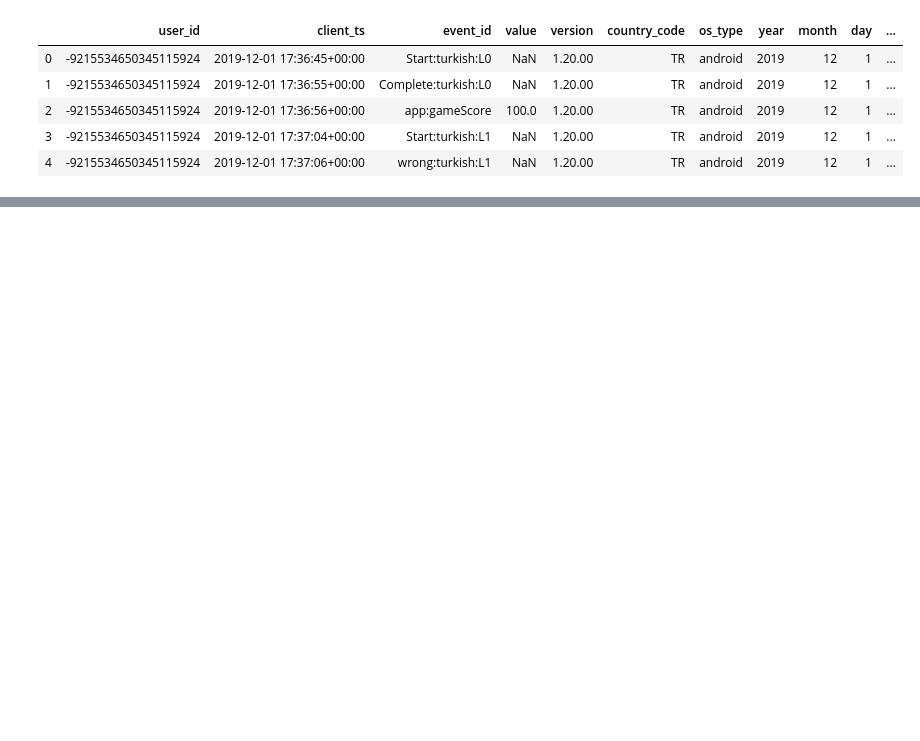
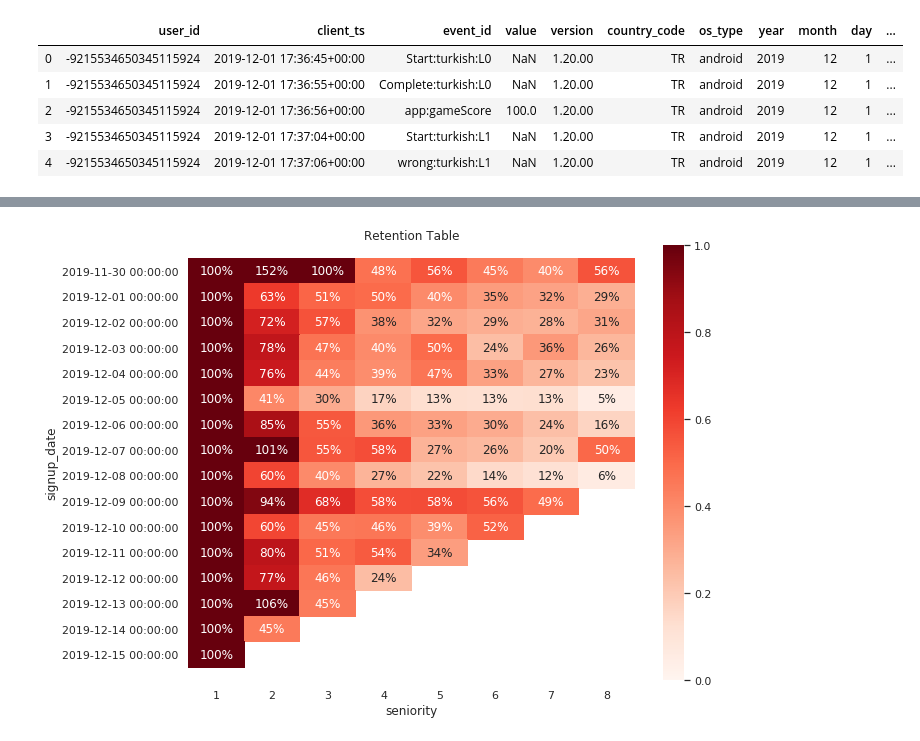
Before and after one commit to sodaliAyran/churn-prediction-mulakat, a Jupyter notebook: Report.ipynb, the cells around one changed output, grey strips where cells are left out. Saved outputs shown, nothing was run; the diff lists cells and outputs as text; code cells hidden in the pictures; blank space fills up the shorter version.

```diff
--- a/Report.ipynb
+++ b/Report.ipynb
@@ -145,0 +149,6 @@ events.head()
+# %%
+events.event_date = pd.to_datetime(events.event_date)
+events.signup_date = pd.to_datetime(events.signup_date)
+events["seniority"] = (events.event_date - events.signup_date).dt.days + 1
+
+events.head(10)
@@ -145,0 +169,5 @@ events.head()
+# %%
+group = events.groupby(["signup_date", "seniority"])
+cohort_data = group["user_id"].size()
+cohort_data = cohort_data.reset_index()
+cohort_data
@@ -145,0 +188,4 @@ events.head()
+# %%
+cohort_counts = cohort_data.pivot(index='signup_date', columns='seniority', values='user_id')
+base = cohort_counts[1]
+retention = cohort_counts.divide(base, axis=0).round(3)
@@ -145,0 +213,6 @@ events.head()
+# %%
+retention = cohort_counts.divide(base, axis=0).round(3)
+
+# Quick trick to show a much nicer heatmap
+retention_first_week = retention.loc[:, :8]
+retention_first_week = retention_first_week[4:]
@@ -145,0 +240,14 @@ events.head()
+# %%
+plt.figure(figsize=(10,8))
+plt.title('Retention Table')
+ax = sns.heatmap(data=retention_first_week, annot=True, fmt='.0%', vmin=0.0, vmax=1,cmap='Reds')
+ax.set_yticklabels(retention_first_week.index)
+
+# Turns out there is bug in matplotlib
+ax.set_ylim(len(retention_first_week)+0.5, -0.5)
+
+fig=ax.get_figure()
+
+plt.show()
+# %% [output]
+[figure, added]
```
Also changed, not shown: parts of 8 cells of this notebook.
